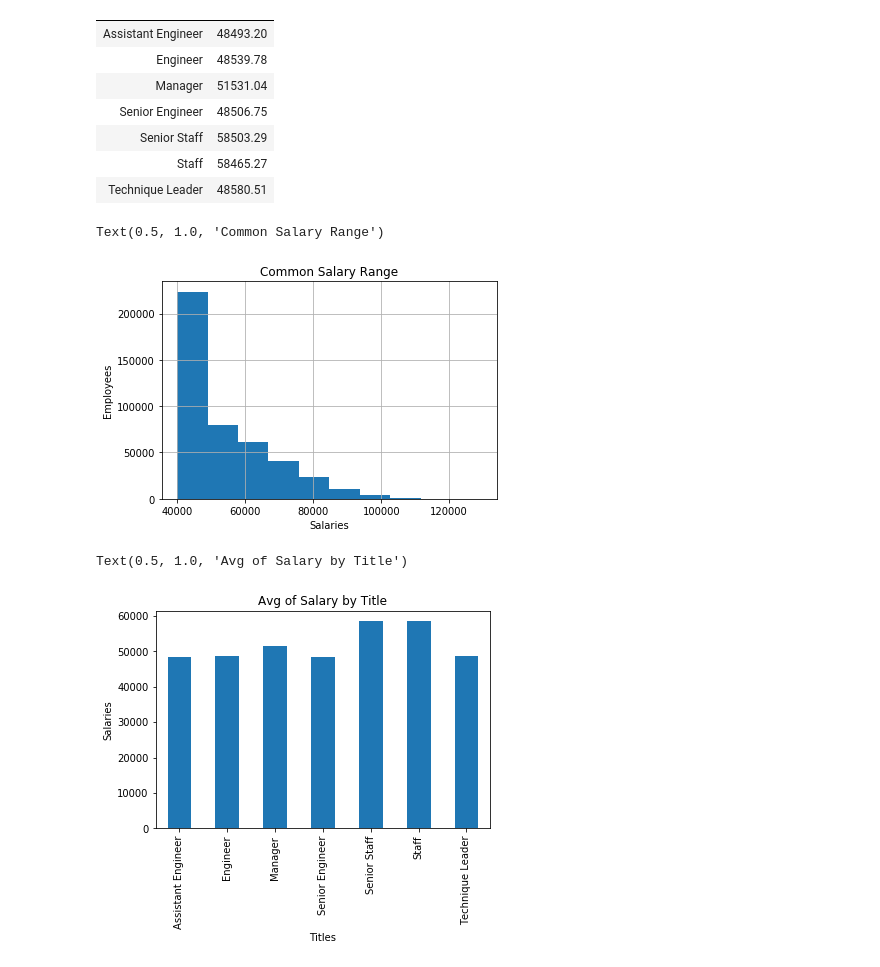
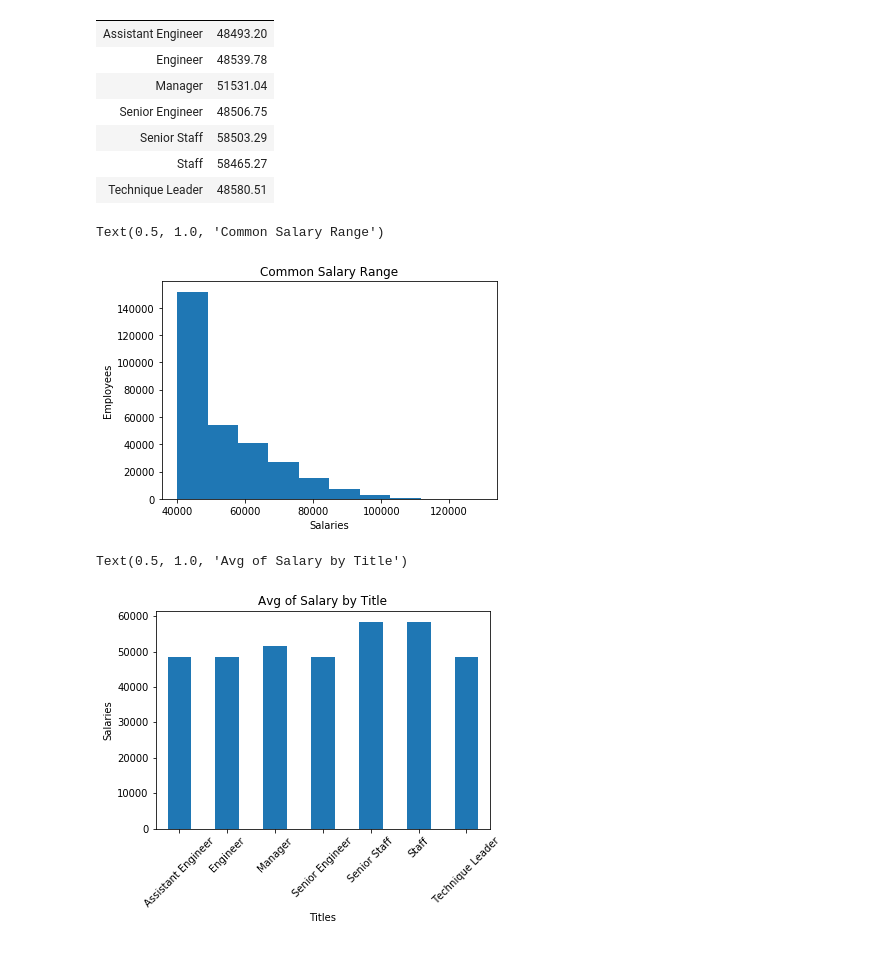
Before and after one commit to subilu84/SQL--challenge, a Jupyter notebook: company.ipynb, the cells around one changed output. Drawn from its saved outputs; the diff is of its cells as text; code cells hidden in the pictures.

```diff
--- a/company.ipynb
+++ b/company.ipynb
@@ -8,3 +8,3 @@ from sqlalchemy import create_engine
 # %%
-engine = create_engine('postgresql://postgres:umaarvore@localhost:5432/homework')
+engine = create_engine('postgresql://{username}:{password}@localhost:5432/homework')
 connection = engine.connect()
@@ -69,20 +76,21 @@ group_df
 | Technique Leader | 48580.51 |
 # %%
 #Create a histogram to visualize the most common salary ranges for employees.
-new_df.hist(column='salary')
+plt.hist(sal_df['salary'])
 plt.xlabel('Salaries')
 plt.ylabel('Employees')
 plt.title('Common Salary Range')
 # %% [output]
 Text(0.5, 1.0, 'Common Salary Range')
-[figure, old version]
+[figure, new version]
 # %%
 #Create a bar chart of average salary by title.
 group_df = new_df.groupby('title').mean()['salary'].round(2)
 group_df.plot.bar()
 plt.xlabel('Titles')
 plt.ylabel('Salaries')
+plt.xticks(rotation =45)
 plt.title('Avg of Salary by Title')
 # %% [output]
 Text(0.5, 1.0, 'Avg of Salary by Title')
-[figure, old version]
+[figure, new version]
```
Also changed, not shown: parts of 3 cells of this notebook, 8 other files.
